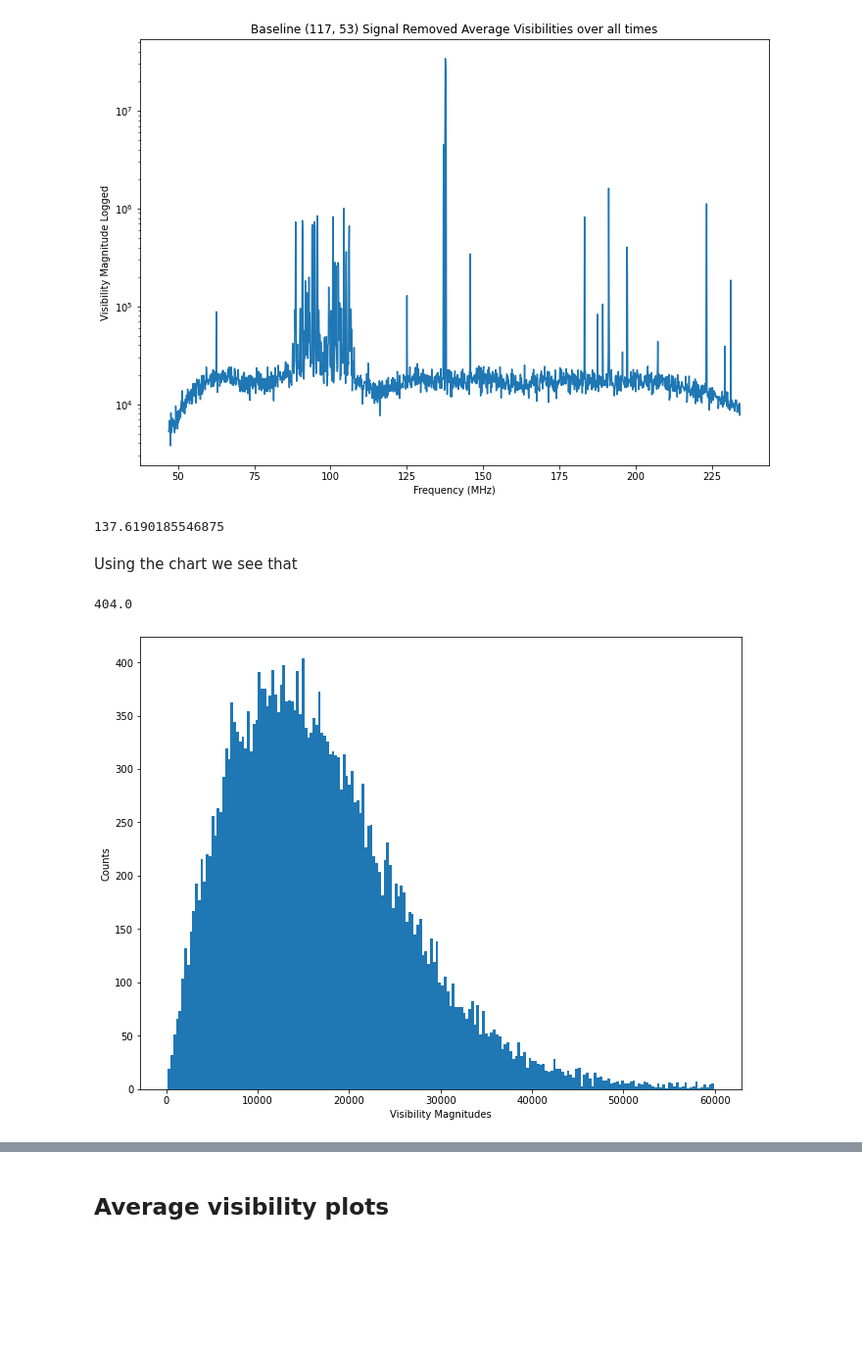
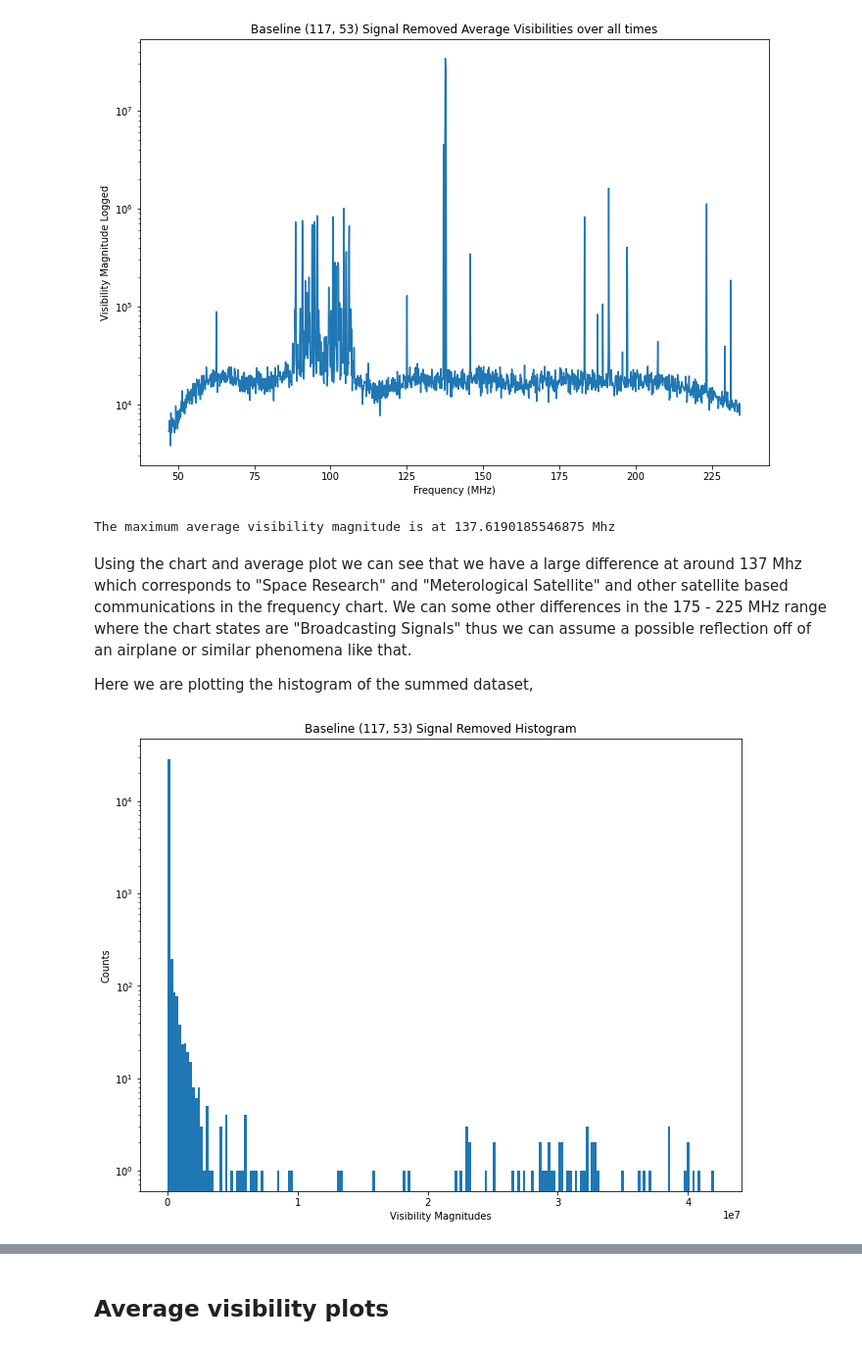
Before and after one commit to maria8ch/Phys434_BigData, a Jupyter notebook: lab78_Berres.ipynb, the cells around one changed output, grey strips where cells are left out. Shown at 98% size. Saved outputs shown, nothing was run; the diff lists cells and outputs as text; code cells hidden in the pictures; blank space fills up the shorter version.

```diff
--- a/lab78_Berres.ipynb
+++ b/lab78_Berres.ipynb
@@ -151,21 +151,23 @@ plt.ylabel('Visibility Magnitude Logged');
 # %% [output]
 [figure]
 # %%
-print('The maximum',freqs[dav1.argmax()])
+print('The maximum average visibility magnitude is at',freqs[np.argmax(dav1)], "Mhz")
 # %% [output]
-137.6190185546875
+The maximum average visibility magnitude is at 137.6190185546875 Mhz
-# %% [markdown]
-Using the chart we see that
+# %% [markdown]
+Using the chart and average plot we can see that we have a large difference at around 137 Mhz which corresponds to "Space Research" and "Meterological Satellite" and other satellite based communications in the frequency chart. We can some other differences in the 175 - 225 MHz range where the chart states are "Broadcasting Signals" thus we can assume a possible reflection off of an airplane or similar phenomena like that.
+
+Here we are plotting the histogram of the summed dataset,
 # %%
 plt.subplots(figsize=(11,8.5))
 sr1f=np.abs(sr1).flatten()
 #vro1=sr1f[200:1400]
-vro1 = sr1f[sr1f < 6e4]
-#plt.yscale('log')
+vro1 = sr1f
+plt.yscale('log')
 n=plt.hist(vro1,bins=200);
-print(n[0].max())
+#print(n[0].max())
+plt.title('Baseline (117, 53) Signal Removed Histogram')
 plt.xlabel('Visibility Magnitudes')
 plt.ylabel('Counts');
 # %% [output]
-404.0
-[figure, old version]
+[figure, new version]
```
Also changed, not shown: parts of 50 cells of this notebook.
